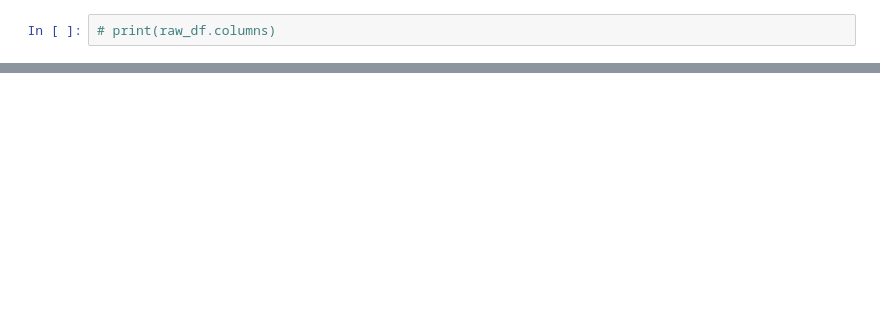
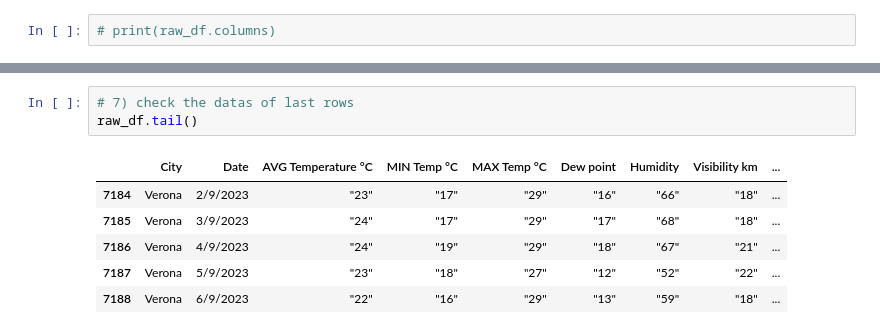
Before and after one commit to elaisavr/Weather_Analysis, a Jupyter notebook: Raw_Df_Data Cleaning.ipynb, the cells around one changed output, grey strips where cells are left out. Drawn from its saved outputs; the diff is of its cells as text; blank space fills up the shorter version.

```diff
--- a/Raw_Df_Data Cleaning.ipynb
+++ b/Raw_Df_Data Cleaning.ipynb
@@ -48 +80,11 @@ raw_df.rename(columns={'LOCALITA': 'City', 'DATA': 'Date', 'TMEDIA Â°C': 'AVG
+# %%
+# 7) check the datas of last rows
+raw_df.tail()
+# %% [output]
+|  | City | Date | AVG Temperature °C | MIN Temp °C | MAX Temp °C | Dew point | Humidity | Visibility km | ... |
+| 7184 | Verona | 2/9/2023 | "23" | "17" | "29" | "16" | "66" | "18" | ... |
+| 7185 | Verona | 3/9/2023 | "24" | "17" | "29" | "17" | "68" | "18" | ... |
+| 7186 | Verona | 4/9/2023 | "24" | "19" | "29" | "18" | "67" | "21" | ... |
+| 7187 | Verona | 5/9/2023 | "23" | "18" | "27" | "12" | "52" | "22" | ... |
+| 7188 | Verona | 6/9/2023 | "22" | "16" | "29" | "13" | "59" | "18" | ... |
 # %%
```
Also changed, not shown: parts of 25 cells of this notebook.
